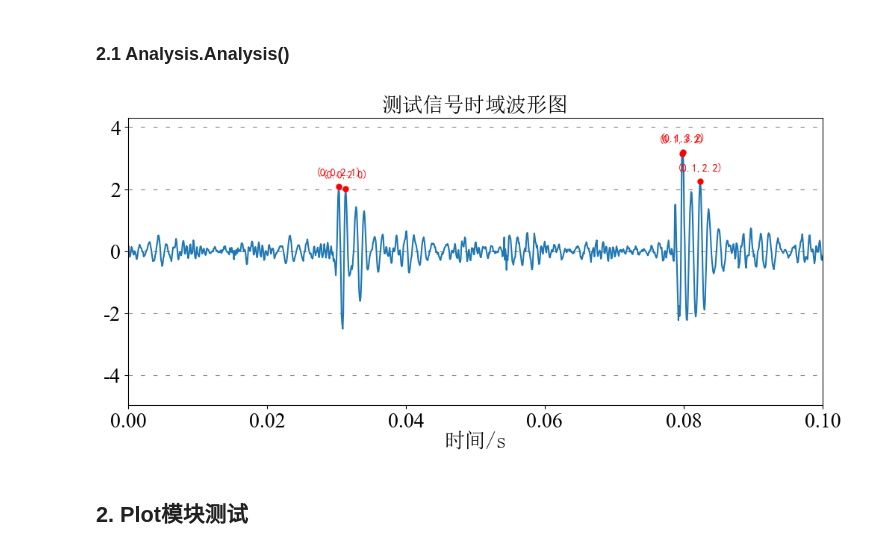
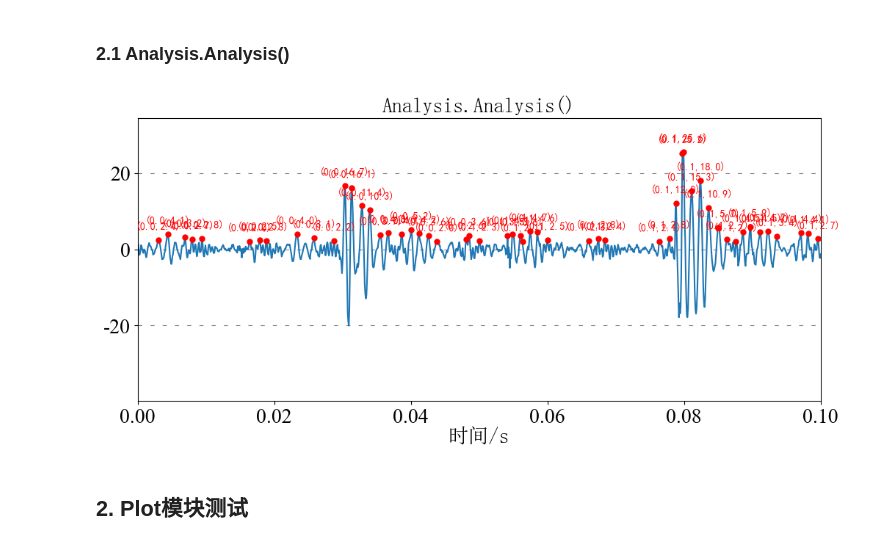
Before and after one commit to xcw1129/PySP, a Jupyter notebook: test.ipynb, the cells around one changed output. Cells and saved outputs as stored; diff of their text form; code cells hidden in the pictures.

```diff
--- a/test.ipynb
+++ b/test.ipynb
@@ -199,29 +198,34 @@ Signal(data=[-0.03553973  1.13771758  2.683779   ...  1.23431256 -0.83994675
 # %%
 from PySP.Analysis import Analysis
 from PySP.Signal import Signal
 from PySP.Plot import LinePlotFunc_with_PeakFinder
 from PySP.decorators import Input
 
 try:
 
     class TestAnalysis(Analysis):
 
         @Analysis.Plot(LinePlotFunc_with_PeakFinder)
         @Input({"x": {"OpenLow": 0}})
         def run(self, x: float):
             t_Axis = self.Sig.t_Axis
             data = self.Sig.data * x
             return t_Axis, data
 
-    Sig = Signal(data=Data, fs=fs, label="测试信号")
+    Sig = Signal(data=Data, fs=fs)
     res = TestAnalysis(
-        Sig, plot=True, xlabel="时间/s",xlim=(0,0.1), title="测试信号时域波形图",height=2
-    ).run(x=0.25)
+        Sig,
+        plot=True,
+        xlabel="时间/s",
+        xlim=(0, 0.1),
+        title="Analysis.Analysis()",
+        height=2,
+    ).run(x=2)
 
 except Exception as e:
     print(e)
 # %% [output]
-[figure, old version]
+[figure, new version]
 # %% [markdown]
 ## 2. Plot模块测试
 # %% [markdown]
```
Also changed, not shown: parts of 8 cells of this notebook, 2 other files.
